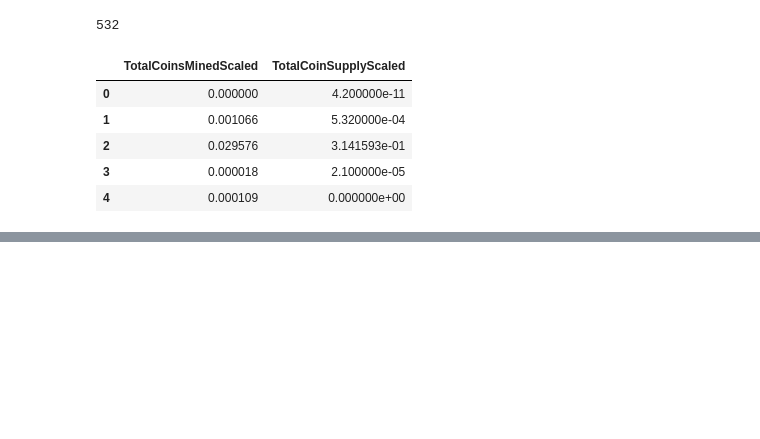
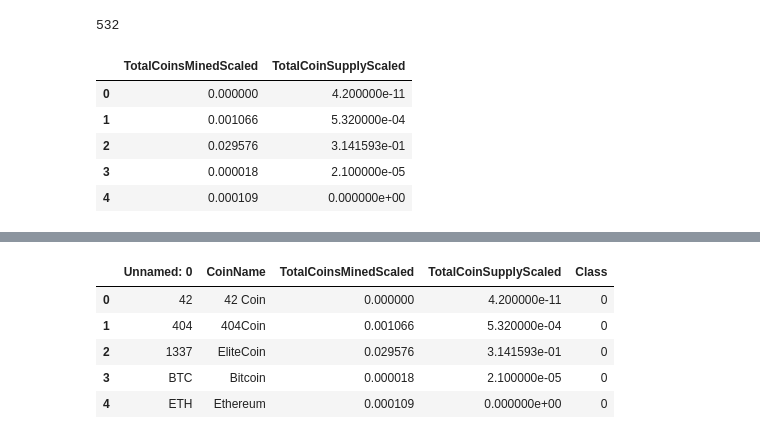
Before and after one commit to RAS705/Cryptocurrencies, a Jupyter notebook: crypto_clustering.ipynb, the cells around one changed output, grey strips where cells are left out. Saved outputs shown, nothing was run; the diff lists cells and outputs as text; code cells hidden in the pictures; blank space fills up the shorter version.

```diff
--- a/crypto_clustering.ipynb
+++ b/crypto_clustering.ipynb
@@ -342,3 +342,15 @@ clustered_df.hvplot.scatter( x="TotalCoinsMinedScaled",
 )
 # %% [output]
 [interactive output not drawn]
+# %%
+new_df = clustered_df[["Unnamed: 0", "CoinName",  "TotalCoinsMinedScaled",
+    "TotalCoinSupplyScaled","Class"]]
+
+new_df.head()
+# %% [output]
+|  | Unnamed: 0 | CoinName | TotalCoinsMinedScaled | TotalCoinSupplyScaled | Class |
+| 0 | 42 | 42 Coin | 0.000000 | 4.200000e-11 | 0 |
+| 1 | 404 | 404Coin | 0.001066 | 5.320000e-04 | 0 |
+| 2 | 1337 | EliteCoin | 0.029576 | 3.141593e-01 | 0 |
+| 3 | BTC | Bitcoin | 0.000018 | 2.100000e-05 | 0 |
+| 4 | ETH | Ethereum | 0.000109 | 0.000000e+00 | 0 |
```
